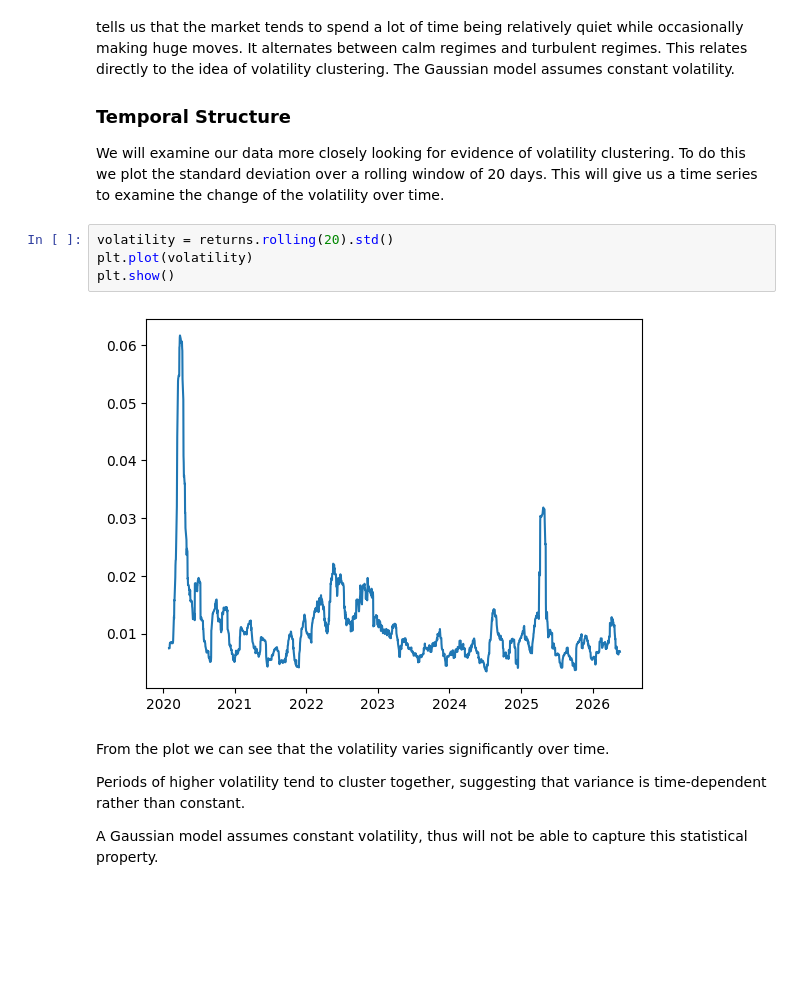
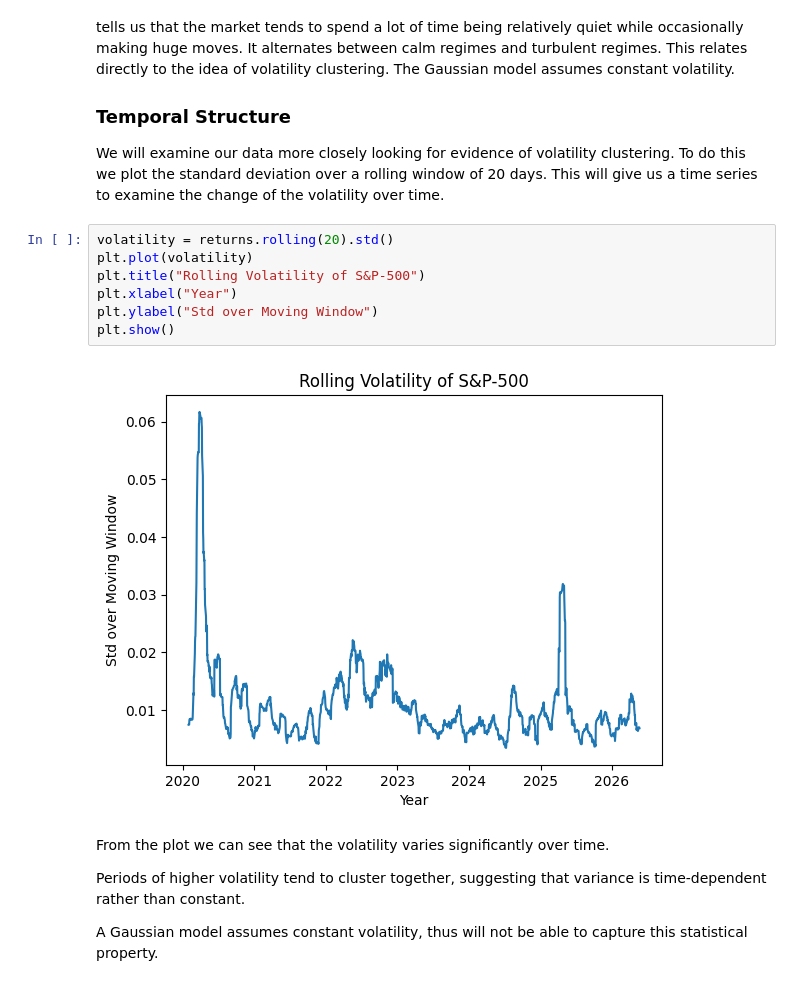
Before and after one commit to noellerpaula/gbm_vs_sp500, a Jupyter notebook: notebooks/analysis.ipynb, the cells around one changed output. Drawn from its saved outputs; the diff is of its cells as text; blank space fills up the shorter version.

Commit message:
Updated README, saved some plots for README, updated autocorrelation plots for GBM to include comparison, added labels to axes of plots

```diff
--- a/notebooks/analysis.ipynb
+++ b/notebooks/analysis.ipynb
@@ -102,9 +103,12 @@ We will examine our data more closely looking for evidence of volatility cluster
 # %%
 volatility = returns.rolling(20).std()
 plt.plot(volatility)
+plt.title("Rolling Volatility of S&P-500")
+plt.xlabel("Year")
+plt.ylabel("Std over Moving Window")
 plt.show()
 # %% [output]
-[figure, old version]
+[figure, new version]
 # %% [markdown]
 From the plot we can see that the volatility varies significantly over time.
 
```
Also changed, not shown: parts of 17 cells of this notebook, 6 other files.
